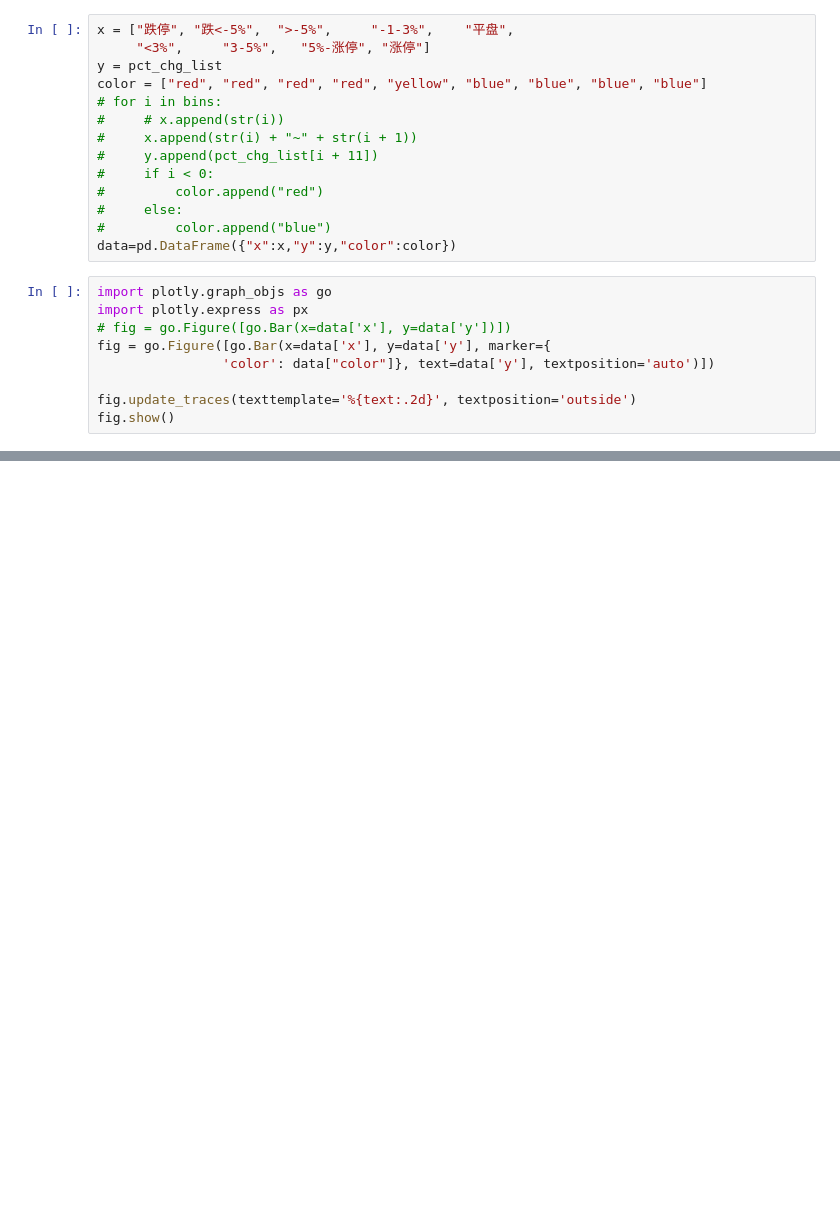
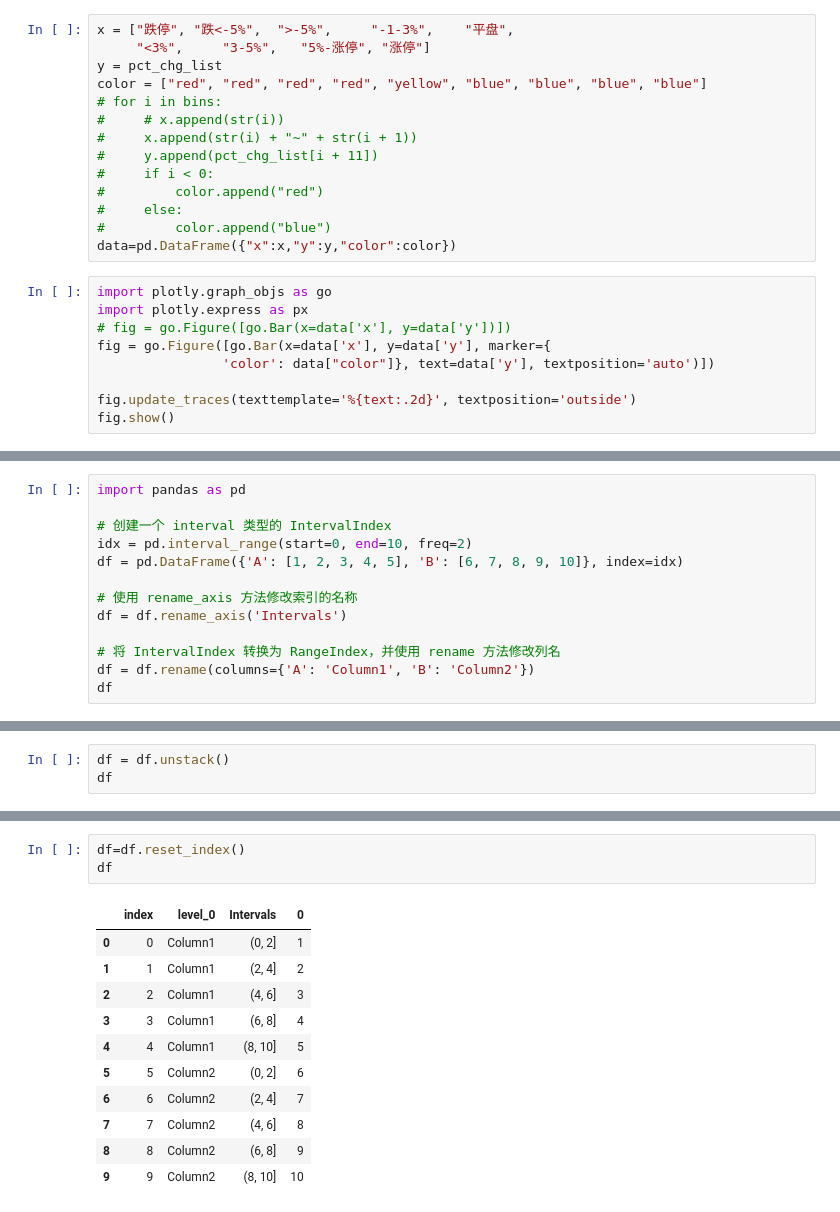
Before and after one commit to minikiller/streamlit-project, a Jupyter notebook: example/for_bar.ipynb, the cells around one changed output, grey strips where cells are left out. Cells and saved outputs as stored; diff of their text form; blank space fills up the shorter version.

```diff
--- a/example/for_bar.ipynb
+++ b/example/for_bar.ipynb
@@ -428,0 +538,13 @@ fig.show()
+# %%
+import pandas as pd
+
+# 创建一个 interval 类型的 IntervalIndex
+idx = pd.interval_range(start=0, end=10, freq=2)
+df = pd.DataFrame({'A': [1, 2, 3, 4, 5], 'B': [6, 7, 8, 9, 10]}, index=idx)
+
+# 使用 rename_axis 方法修改索引的名称
+df = df.rename_axis('Intervals')
+
+# 将 IntervalIndex 转换为 RangeIndex，并使用 rename 方法修改列名
+df = df.rename(columns={'A': 'Column1', 'B': 'Column2'})
+df
@@ -428,0 +563,3 @@ fig.show()
+# %%
+df = df.unstack()
+df
@@ -428,0 +579,15 @@ fig.show()
+# %%
+df=df.reset_index()
+df
+# %% [output]
+|  | index | level_0 | Intervals | 0 |
+| 0 | 0 | Column1 | (0, 2] | 1 |
+| 1 | 1 | Column1 | (2, 4] | 2 |
+| 2 | 2 | Column1 | (4, 6] | 3 |
+| 3 | 3 | Column1 | (6, 8] | 4 |
+| 4 | 4 | Column1 | (8, 10] | 5 |
+| 5 | 5 | Column2 | (0, 2] | 6 |
+| 6 | 6 | Column2 | (2, 4] | 7 |
+| 7 | 7 | Column2 | (4, 6] | 8 |
+| 8 | 8 | Column2 | (6, 8] | 9 |
+| 9 | 9 | Column2 | (8, 10] | 10 |
```
Also changed, not shown: parts of 15 cells of this notebook, 8 other files.
